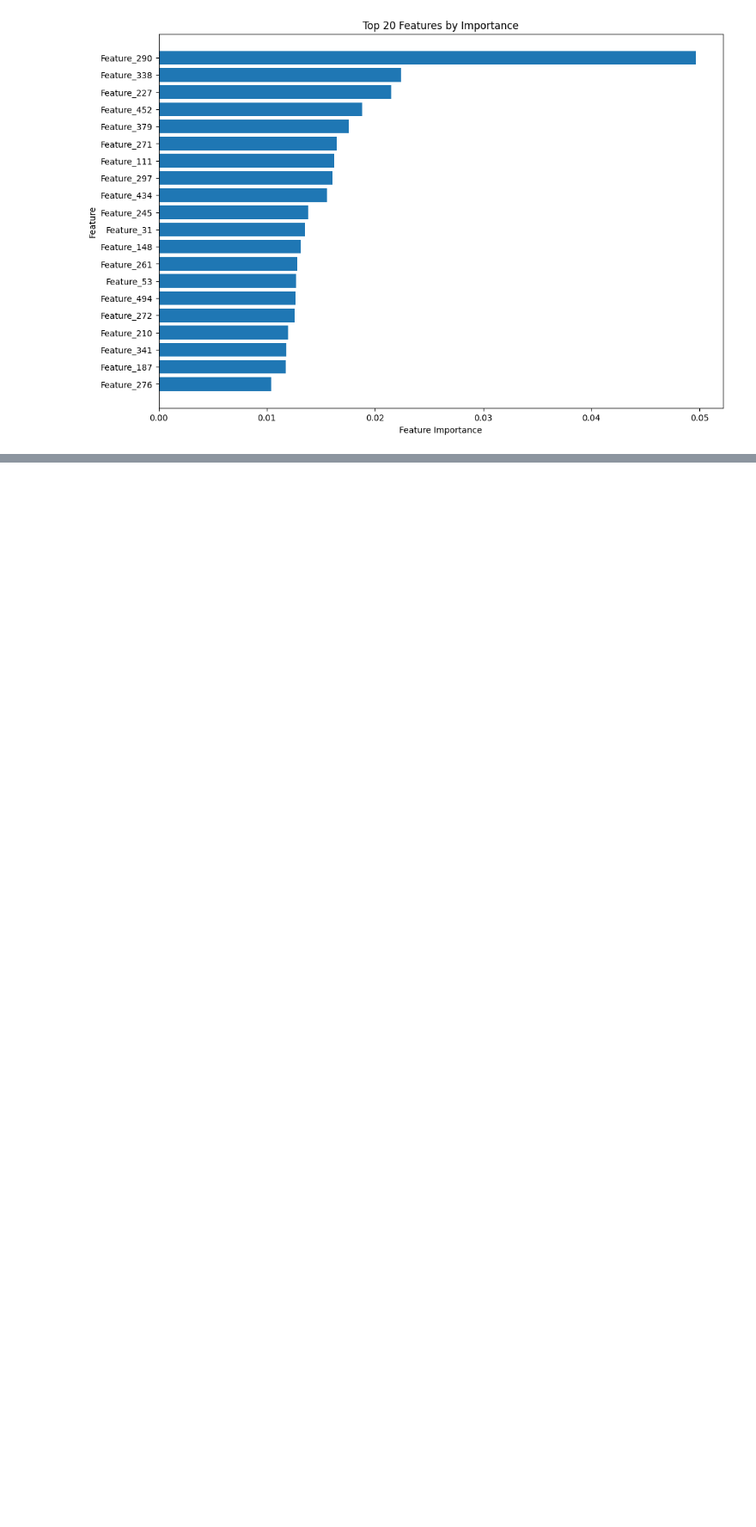
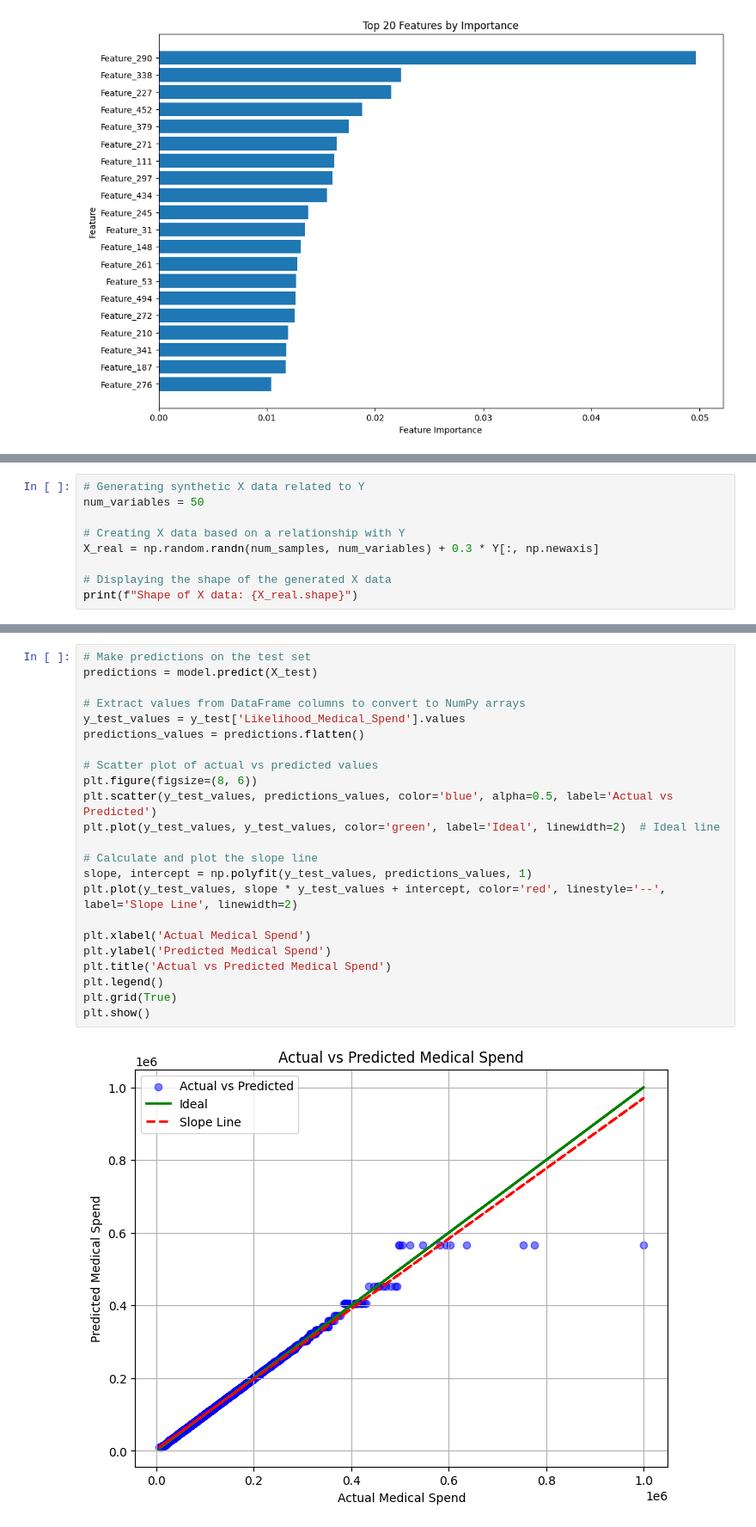
Before and after one commit to jon-nowacki/MachineLearning, a Jupyter notebook: XGBoost_Simple_Demo.ipynb, the cells around one changed output, grey strips where cells are left out. Shown at 86% size. Saved outputs shown, nothing was run; the diff lists cells and outputs as text; blank space fills up the shorter version.

```diff
--- a/XGBoost_Simple_Demo.ipynb
+++ b/XGBoost_Simple_Demo.ipynb
@@ -97,0 +292,9 @@ plt.show()
+# %%
+# Generating synthetic X data related to Y
+num_variables = 50
+
+# Creating X data based on a relationship with Y
+X_real = np.random.randn(num_samples, num_variables) + 0.3 * Y[:, np.newaxis]
+
+# Displaying the shape of the generated X data
+print(f"Shape of X data: {X_real.shape}")
@@ -97,0 +336,25 @@ plt.show()
+# %%
+# Make predictions on the test set
+predictions = model.predict(X_test)
+
+# Extract values from DataFrame columns to convert to NumPy arrays
+y_test_values = y_test['Likelihood_Medical_Spend'].values
+predictions_values = predictions.flatten()
+
+# Scatter plot of actual vs predicted values
+plt.figure(figsize=(8, 6))
+plt.scatter(y_test_values, predictions_values, color='blue', alpha=0.5, label='Actual vs Predicted')
+plt.plot(y_test_values, y_test_values, color='green', label='Ideal', linewidth=2)  # Ideal line
+
+# Calculate and plot the slope line
+slope, intercept = np.polyfit(y_test_values, predictions_values, 1)
+plt.plot(y_test_values, slope * y_test_values + intercept, color='red', linestyle='--', label='Slope Line', linewidth=2)
+
+plt.xlabel('Actual Medical Spend')
+plt.ylabel('Predicted Medical Spend')
+plt.title('Actual vs Predicted Medical Spend')
+plt.legend()
+plt.grid(True)
+plt.show()
+# %% [output]
+[figure, added]
```
Also changed, not shown: parts of 19 cells of this notebook.
